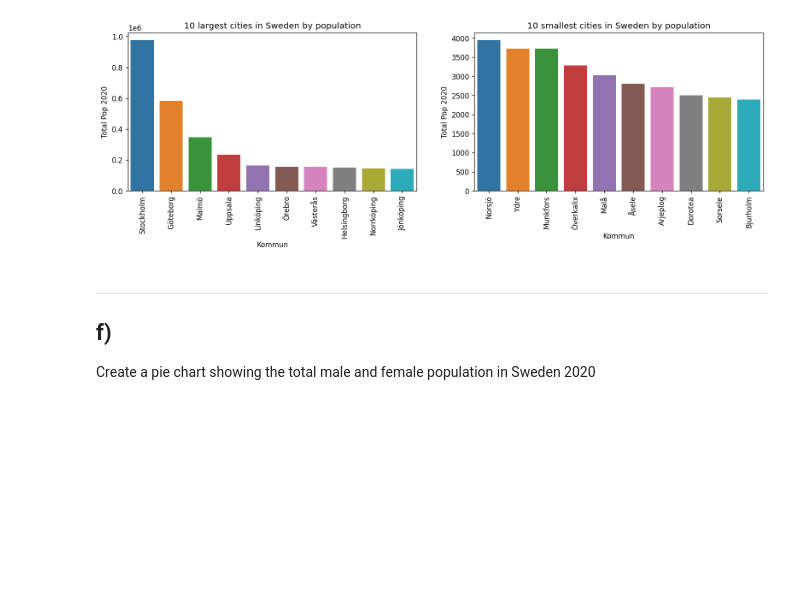
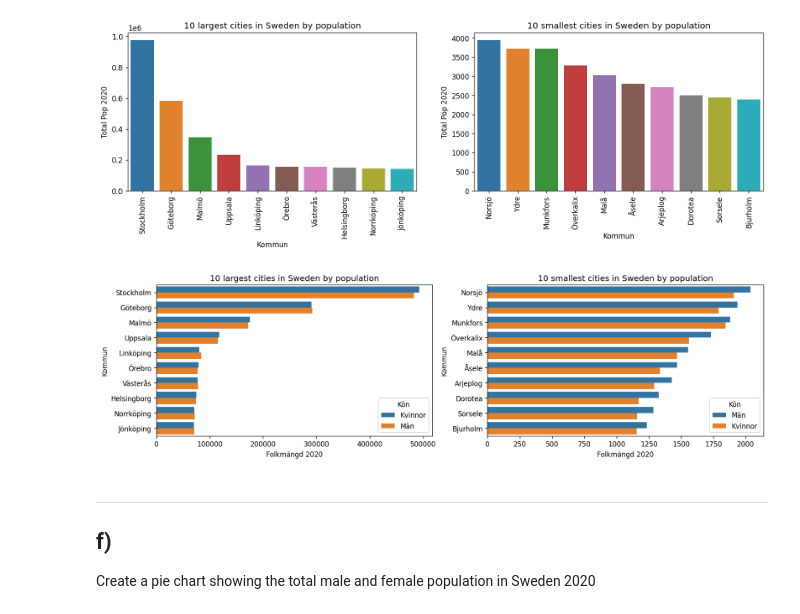
Before and after one commit to Andreas-Svensson/data_processing, a Jupyter notebook: Exercises/E00_pandas_basic_syntax.ipynb, the cells around one changed output. Drawn from its saved outputs; the diff is of its cells as text; code cells hidden in the pictures; blank space fills up the shorter version.

Commit message:
added alternative graph for 3e

```diff
--- a/Exercises/E00_pandas_basic_syntax.ipynb
+++ b/Exercises/E00_pandas_basic_syntax.ipynb
@@ -429,3 +452,16 @@ for i, data in enumerate(data_frames):
     axes[i].set_title(titles[i])
 # %% [output]
 [figure]
+# %%
+fig, axes = plt.subplots(1, 2, figsize=(16, 4), dpi=120)
+titles = [
+    "10 largest cities in Sweden by population",
+    "10 smallest cities in Sweden by population",
+]
+data_frames = [df_merged.head(20), df_merged.tail(20)]
+
+for i, data in enumerate(data_frames):
+    sns.barplot(data=data, x="Folkmängd 2020", y="Kommun", ax=axes[i], hue = "Kön")
+    axes[i].set_title(titles[i])
+# %% [output]
+[figure, added]
```
Also changed, not shown: parts of 3 cells of this notebook.
